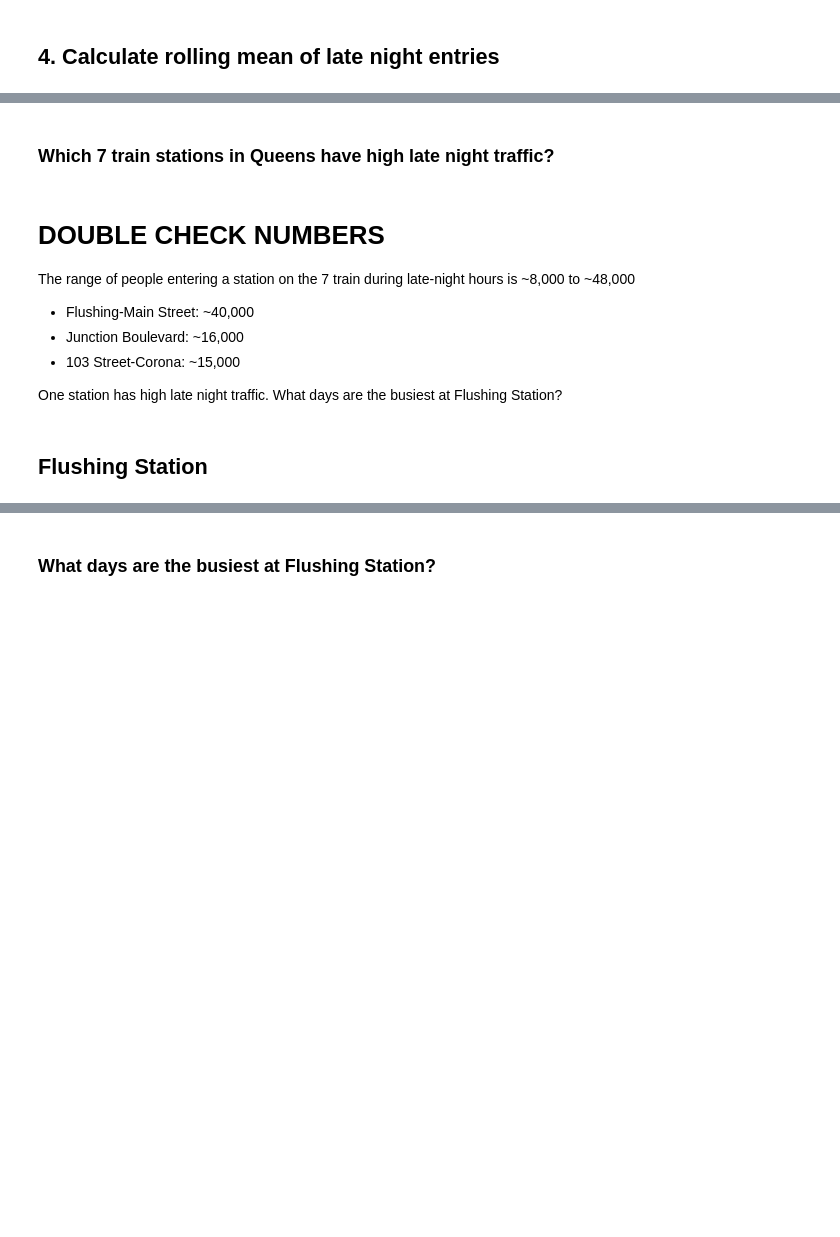
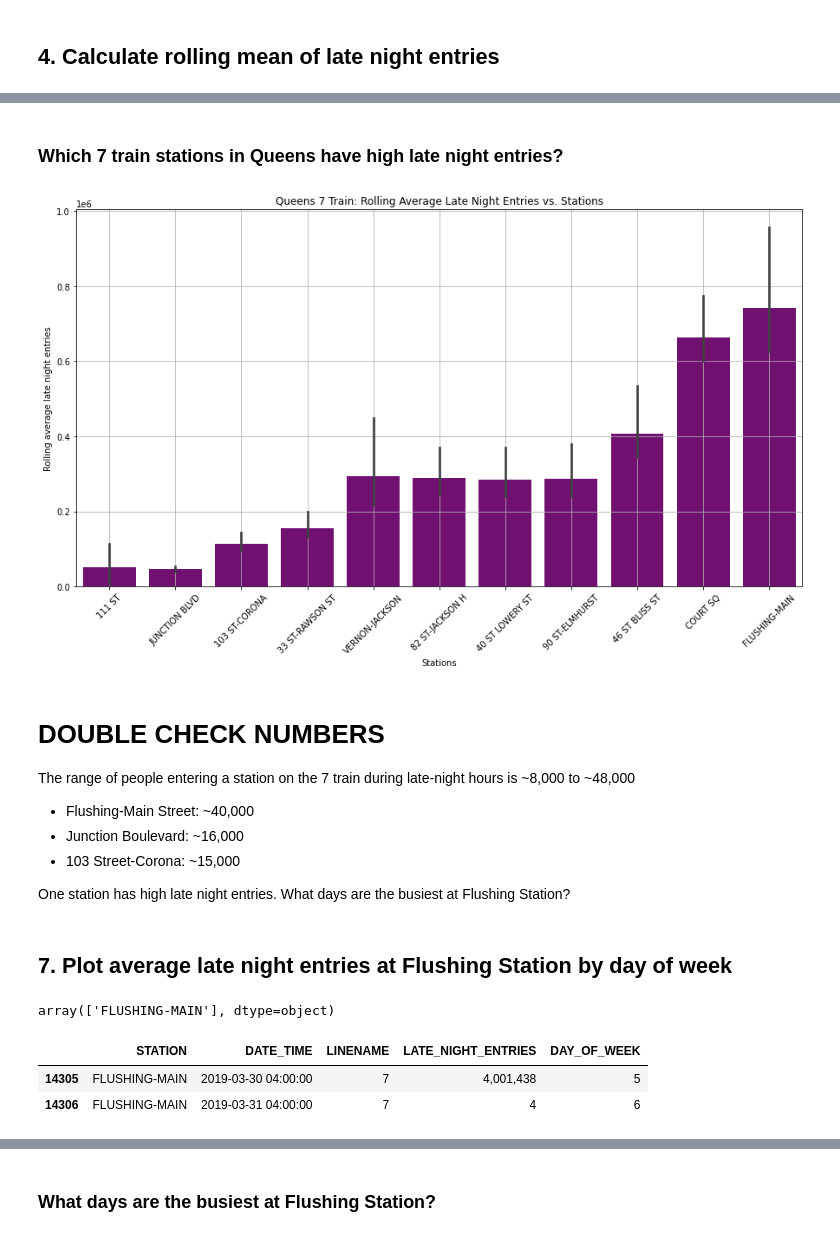
Before and after one commit to slp22/eda-project, a Jupyter notebook: EDA-project-code-sandra-paredes.ipynb, the cells around one changed output, grey strips where cells are left out. Cells and saved outputs as stored; diff of their text form; code cells hidden in the pictures; blank space fills up the shorter version.

```diff
--- a/EDA-project-code-sandra-paredes.ipynb
+++ b/EDA-project-code-sandra-paredes.ipynb
@@ -103,0 +155,17 @@ late_night_entries_df.head(2)
+# %%
+# Adjust counter
+def get_daily_counts(row, max_counter):
+    counter = row["ENTRIES"] - row["PREV_ENTRIES"]
+    if counter < 0:
+        # Maybe counter is reversed?
+        counter = -counter
+    if counter > max_counter:
+        # Maybe counter was reset to 0?
+        print(row["ENTRIES"], row["PREV_ENTRIES"])
+        counter = min(row["ENTRIES"], row["PREV_ENTRIES"])
+    if counter > max_counter:
+        # Check it again to make sure we're not still giving a counter that's too big
+        return 0
+    return counter
+
+late_night_entries_df["LATE_NIGHT_ENTRIES"] = late_night_entries_df.apply(get_daily_counts, axis=1, max_counter=1000000)
@@ -215,15 +421,17 @@ seven_line_df.head(20)
 # %% [markdown]
-### Which 7 train stations in Queens have high late night traffic?
+### Which 7 train stations in Queens have high late night entries?
 # %%
 # Plot 7 line in Queens: Rolling average late night entries vs Queens 7 train stations
 
 plt.figure(figsize = (15,8))
 ax = sns.barplot(x = 'STATION', y = 'ROLLING_MEAN',data = seven_line_df.sort_values('ROLLING_MEAN'), color='purple')
 ax.set_xticklabels(ax.get_xticklabels(),rotation = 45)
-ax.set(title='Rolling Average Late Night Entries vs. Queens 7 Train Stations')
-ax.set(xlabel=('Queens 7 Train Stations'))
+ax.set(title='Queens 7 Train: Rolling Average Late Night Entries vs. Stations')
+ax.set(xlabel=('Stations'))
 ax.set(ylabel=('Rolling average late night entries'))
 plt.grid();
+# %% [output]
+[figure, added]
 # %% [markdown]
 # DOUBLE CHECK NUMBERS
 The range of people entering a station on the 7 train during late-night hours is ~8,000 to ~48,000
@@ -232,7 +440,7 @@ The range of people entering a station on the 7 train during late-night hours is
 * Junction Boulevard: ~16,000
 * 103 Street-Corona: ~15,000
 
-One station has high late night traffic. What days are the busiest at Flushing Station?
+One station has high late night entries. What days are the busiest at Flushing Station?
-# %% [markdown]
-## Flushing Station
+# %% [markdown]
+## 7. Plot average late night entries at Flushing Station by day of week
 # %%
@@ -247,5 +452,14 @@ flushing_df.STATION.unique()
+# %%
+# Confirm df only has Flushing data
+flushing_df.STATION.unique()
+# %% [output]
+array(['FLUSHING-MAIN'], dtype=object)
 # %%
-flushing_df.head(20)
+flushing_df.head(2)
+# %% [output]
+|  | STATION | DATE_TIME | LINENAME | LATE_NIGHT_ENTRIES | DAY_OF_WEEK |
+| 14305 | FLUSHING-MAIN | 2019-03-30 04:00:00 | 7 | 4,001,438 | 5 |
+| 14306 | FLUSHING-MAIN | 2019-03-31 04:00:00 | 7 | 4 | 6 |
 # %%
 # Calculate Flushing WEEK_DAY_MEAN
 flushing_df['WEEK_DAY_MEAN'] = (flushing_df
```
Also changed, not shown: parts of 46 cells of this notebook.
